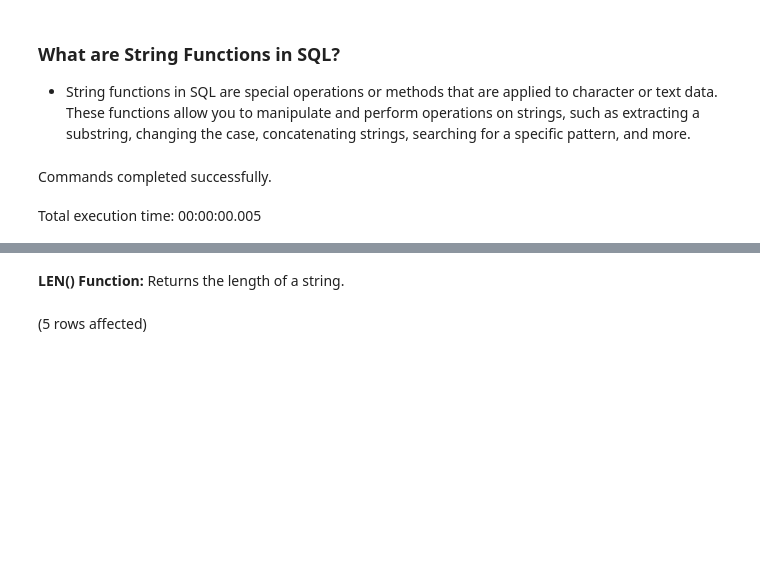
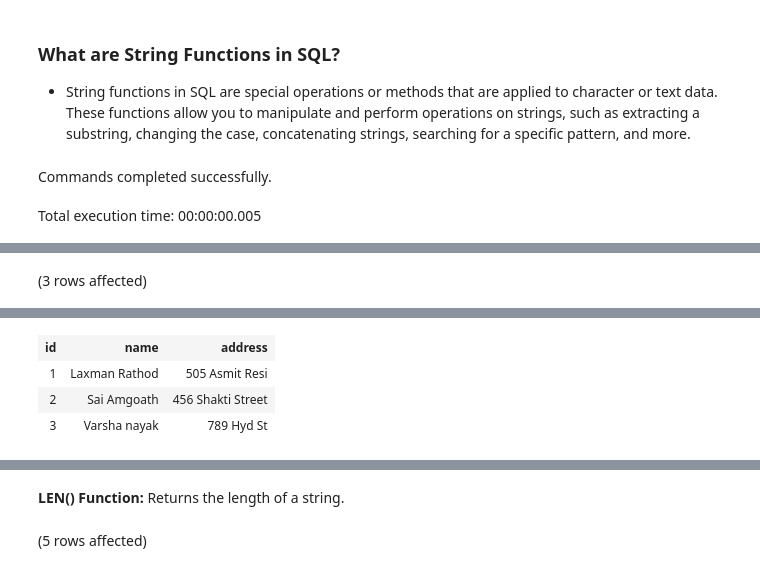
Before and after one commit to rathodlaxman/DataScienceLearnersHub-SQL, a Jupyter notebook: DSLH-StringFunctionInSQL.ipynb, the cells around one changed output, grey strips where cells are left out. Cells and saved outputs as stored; diff of their text form; code cells hidden in the pictures; blank space fills up the shorter version.

```diff
--- a/DSLH-StringFunctionInSQL.ipynb
+++ b/DSLH-StringFunctionInSQL.ipynb
@@ -42,0 +82,4 @@ Total execution time: 00:00:00.037
+# %%
+SELECT * FROM students
+# %% [output]
+(3 rows affected)
@@ -42,0 +87,4 @@ Total execution time: 00:00:00.037
+| id | name | address |
+| 1 | Laxman Rathod | 505 Asmit Resi |
+| 2 | Sai Amgoath | 456 Shakti Street |
+| 3 | Varsha nayak | 789 Hyd St |
```
Also changed, not shown: parts of 39 cells of this notebook.
